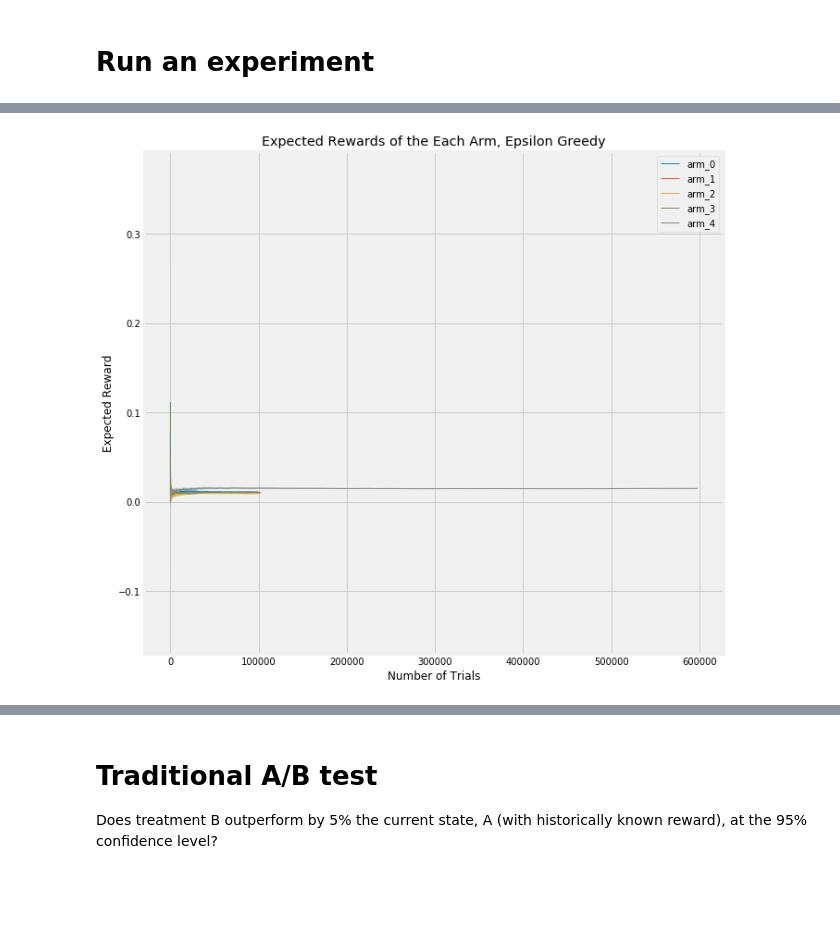
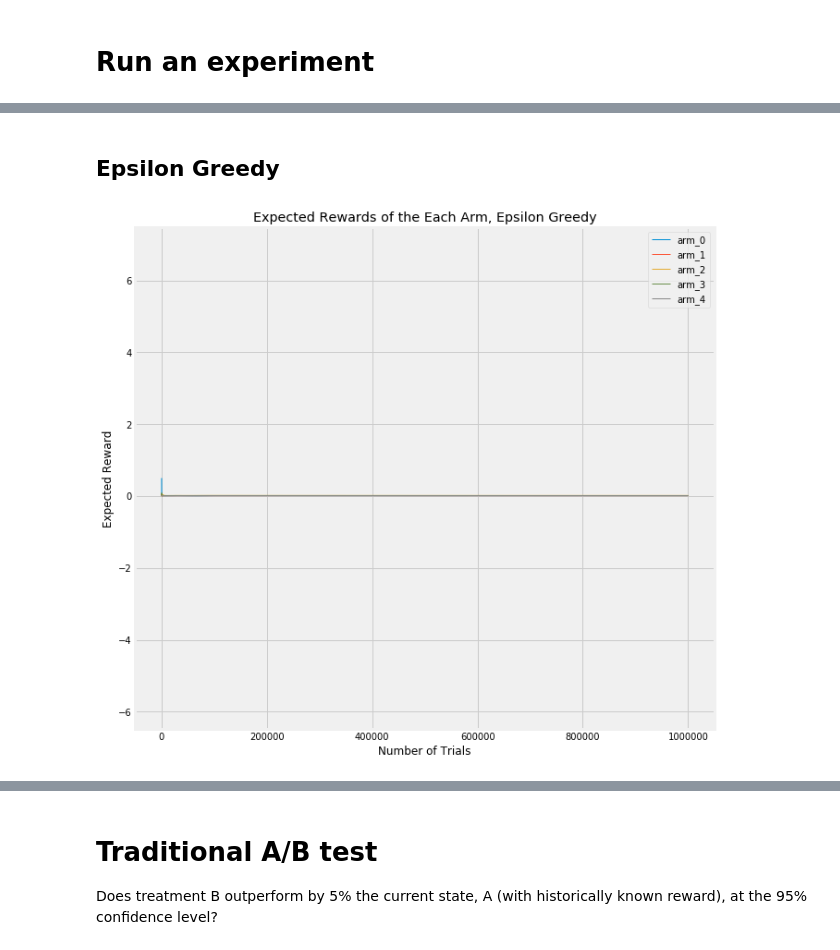
Before and after one commit to raffg/multi_armed_bandit, a Jupyter notebook: monte_carlo.ipynb, the cells around one changed output, grey strips where cells are left out. Saved outputs shown, nothing was run; the diff lists cells and outputs as text; code cells hidden in the pictures; blank space fills up the shorter version.

```diff
--- a/monte_carlo.ipynb
+++ b/monte_carlo.ipynb
@@ -453,6 +456,8 @@ Best arm is 4
 horizon = 1000000
 number_of_simulations = 1
 confidence_level = .95
+# %% [markdown]
+## Epsilon Greedy
 # %%
 epsilon = .5
 algorithm = EpsilonGreedy(epsilon, n_arms)
@@ -460,6 +465,6 @@ results = run_sim(algorithm, arms, horizon, number_of_simulations)
 df = format_results(results, arms)
 arm_results = create_arm_results(df, arms, confidence_level)
 # %%
-plot_expected_reward(df, arms, arm_results, 'Epsilon Greedy')
+plot_expected_reward(arm_results, arms, 'Epsilon Greedy')
 # %% [output]
-[figure, old version]
+[figure, new version]
```
Also changed, not shown: parts of 54 cells of this notebook, 1 other file.
